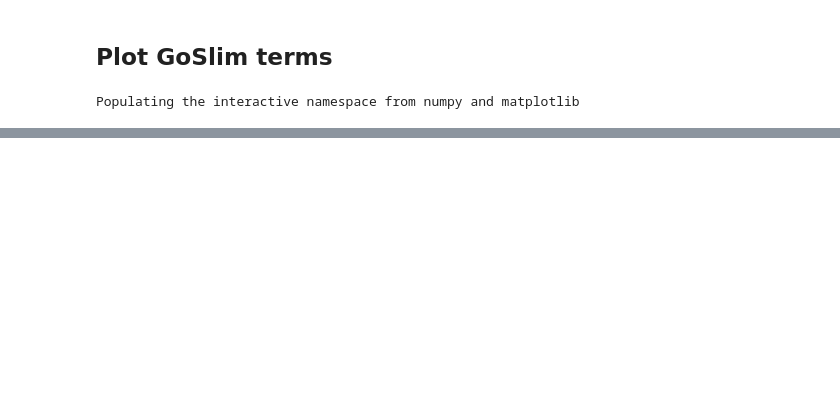
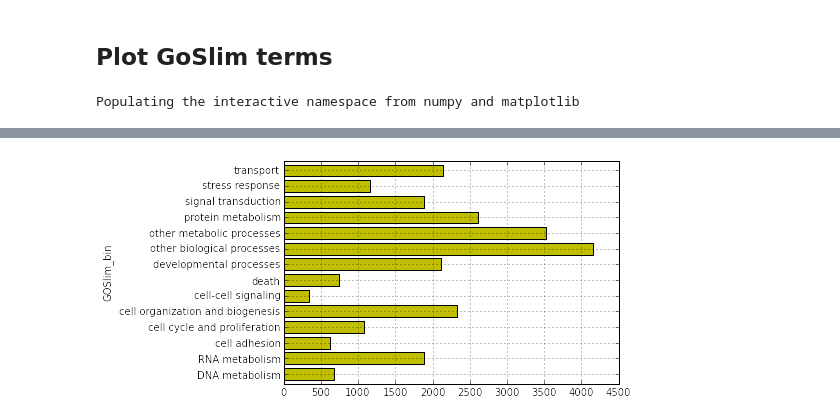
Before and after one commit to sr320/course-fish546-2015, a Jupyter notebook: notebooks/Annotation_Ahyacinthus.ipynb, the cells around one changed output, grey strips where cells are left out. Drawn from its saved outputs; the diff is of its cells as text; code cells hidden in the pictures; blank space fills up the shorter version.

```diff
--- a/notebooks/Annotation_Ahyacinthus.ipynb
+++ b/notebooks/Annotation_Ahyacinthus.ipynb
@@ -154,0 +198,9 @@ savefig('../analyses/[Haliotis_kam]GOSlim.png', bbox_inches='tight')
+# %%
+from pandas import *
+
+slim = read_table('../analyses/Ahyacinthus_GOslim.tab')
+# %%
+slim.groupby('GOSlim_bin').ContigID.count().plot(kind='barh', color=list('y'))
+savefig('../analyses/Ahyacinthus_GOSlim-distinct.png', bbox_inches='tight')
+# %% [output]
+[figure, added]
```
Also changed, not shown: parts of 15 cells of this notebook, 12 other files.
